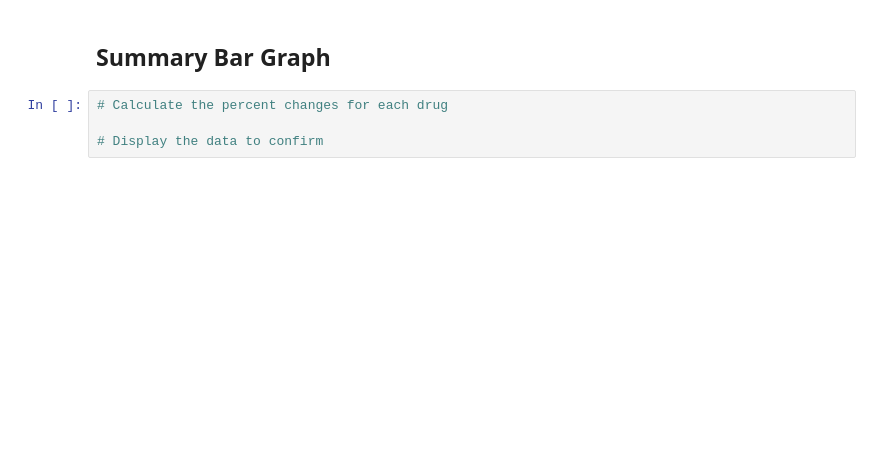
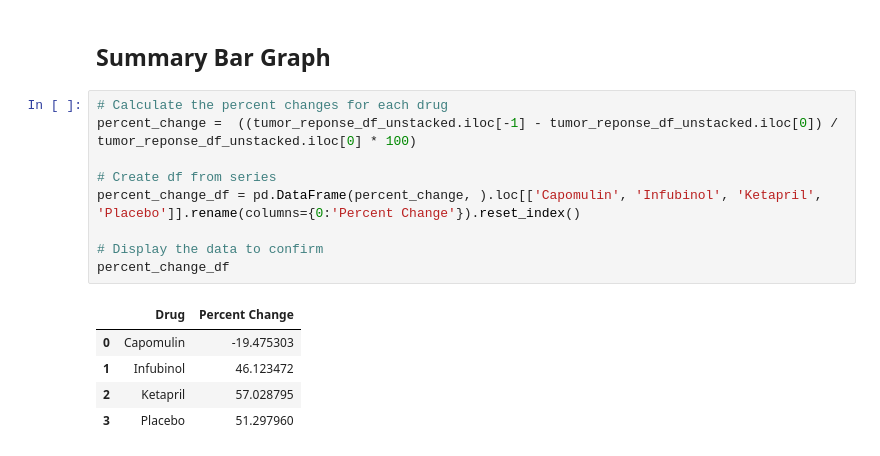
Before and after one commit to CatEggs/Matplotlib-Challenge, a Jupyter notebook: Pymaceuticals/pymaceuticals_starter.ipynb, the cells around one changed output. Drawn from its saved outputs; the diff is of its cells as text; blank space fills up the shorter version.

```diff
--- a/Pymaceuticals/pymaceuticals_starter.ipynb
+++ b/Pymaceuticals/pymaceuticals_starter.ipynb
@@ -384,5 +395,16 @@ Loading BokehJS ...
 ## Summary Bar Graph
 # %%
 # Calculate the percent changes for each drug
+percent_change =  ((tumor_reponse_df_unstacked.iloc[-1] - tumor_reponse_df_unstacked.iloc[0]) / tumor_reponse_df_unstacked.iloc[0] * 100)
+
+# Create df from series
+percent_change_df = pd.DataFrame(percent_change, ).loc[['Capomulin', 'Infubinol', 'Ketapril', 'Placebo']].rename(columns={0:'Percent Change'}).reset_index()
 
 # Display the data to confirm
+percent_change_df
+# %% [output]
+|  | Drug | Percent Change |
+| 0 | Capomulin | -19.475303 |
+| 1 | Infubinol | 46.123472 |
+| 2 | Ketapril | 57.028795 |
+| 3 | Placebo | 51.297960 |
```
Also changed, not shown: parts of 7 cells of this notebook.
